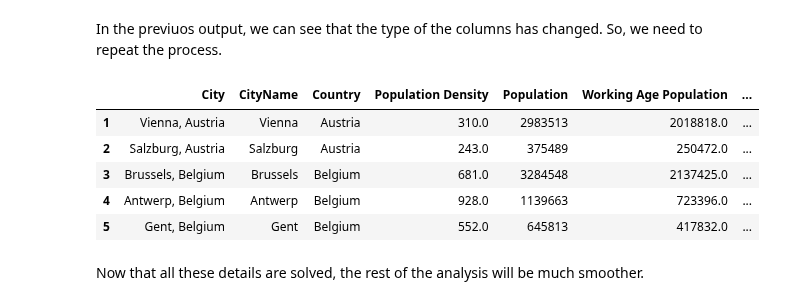
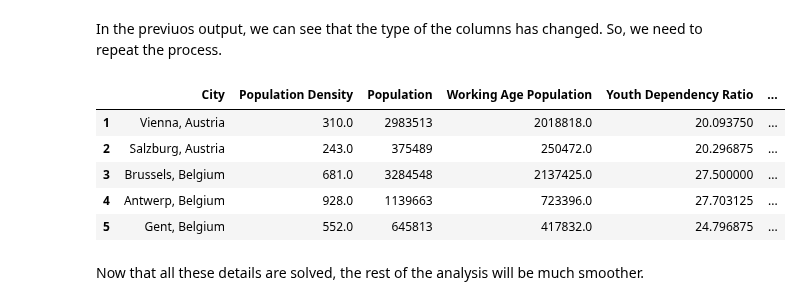
Before and after one commit to CoderCactus/WhereShouldILive, a Jupyter notebook: Group13_PDS_2526.ipynb, the cells around one changed output. Cells and saved outputs as stored; diff of their text form; code cells hidden in the pictures.

```diff
--- a/Group13_PDS_2526.ipynb
+++ b/Group13_PDS_2526.ipynb
@@ -336,7 +208,7 @@ numeric_imputed = scaler.inverse_transform(numeric_imputed_scaled) #array
 numeric_df = pd.DataFrame(numeric_imputed, columns = numeric_columns, index = original_index)
 
 #Join the numeric and non-numeric datasets
-temp = pd.concat([non_numeric[['City', 'CityName', 'Country']],
+temp = pd.concat([non_numeric['City'],
                      numeric_df.iloc[:,:7],
                      non_numeric['Main Spoken Languages'],
                      numeric_df.iloc[:,7:],
@@ -360,29 +232,27 @@ df.loc[[5,13,25,31]]
 In the previuos output, we can see that the type of the columns has changed. So, we need to repeat the process.
 # %%
 df = df.astype({'City': 'category',
-                'CityName': 'category',
-                'Country': 'category',
                 'Population Density': 'float16',
                 'Population': 'int32',
                 'Working Age Population ': 'float32',
                 'Youth Dependency Ratio': 'float16',
                 'Unemployment Rate': 'float16',
                 'GDP per Capita': 'float32',
                 'Days of very strong heat stress': 'int8',
                 'Main Spoken Languages': 'category',
                 'Average Monthly Salary': 'int16',
                 'Avgerage Rent Price': 'int16',
                 'Average Cost of Living': 'int16',
                 'Last Data Update': 'datetime64[ns]'})
 
 df.head()
 # %% [output]
-|  | City | CityName | Country | Population Density | Population | Working Age Population | ... |
-| 1 | Vienna, Austria | Vienna | Austria | 310.0 | 2983513 | 2018818.0 | ... |
-| 2 | Salzburg, Austria | Salzburg | Austria | 243.0 | 375489 | 250472.0 | ... |
-| 3 | Brussels, Belgium | Brussels | Belgium | 681.0 | 3284548 | 2137425.0 | ... |
-| 4 | Antwerp, Belgium | Antwerp | Belgium | 928.0 | 1139663 | 723396.0 | ... |
-| 5 | Gent, Belgium | Gent | Belgium | 552.0 | 645813 | 417832.0 | ... |
+|  | City | Population Density | Population | Working Age Population | Youth Dependency Ratio | ... |
+| 1 | Vienna, Austria | 310.0 | 2983513 | 2018818.0 | 20.093750 | ... |
+| 2 | Salzburg, Austria | 243.0 | 375489 | 250472.0 | 20.296875 | ... |
+| 3 | Brussels, Belgium | 681.0 | 3284548 | 2137425.0 | 27.500000 | ... |
+| 4 | Antwerp, Belgium | 928.0 | 1139663 | 723396.0 | 27.703125 | ... |
+| 5 | Gent, Belgium | 552.0 | 645813 | 417832.0 | 24.796875 | ... |
 # %% [markdown]
 Now that all these details are solved, the rest of the analysis will be much smoother.
 # %% [markdown]
```
Also changed, not shown: parts of 43 cells of this notebook.
